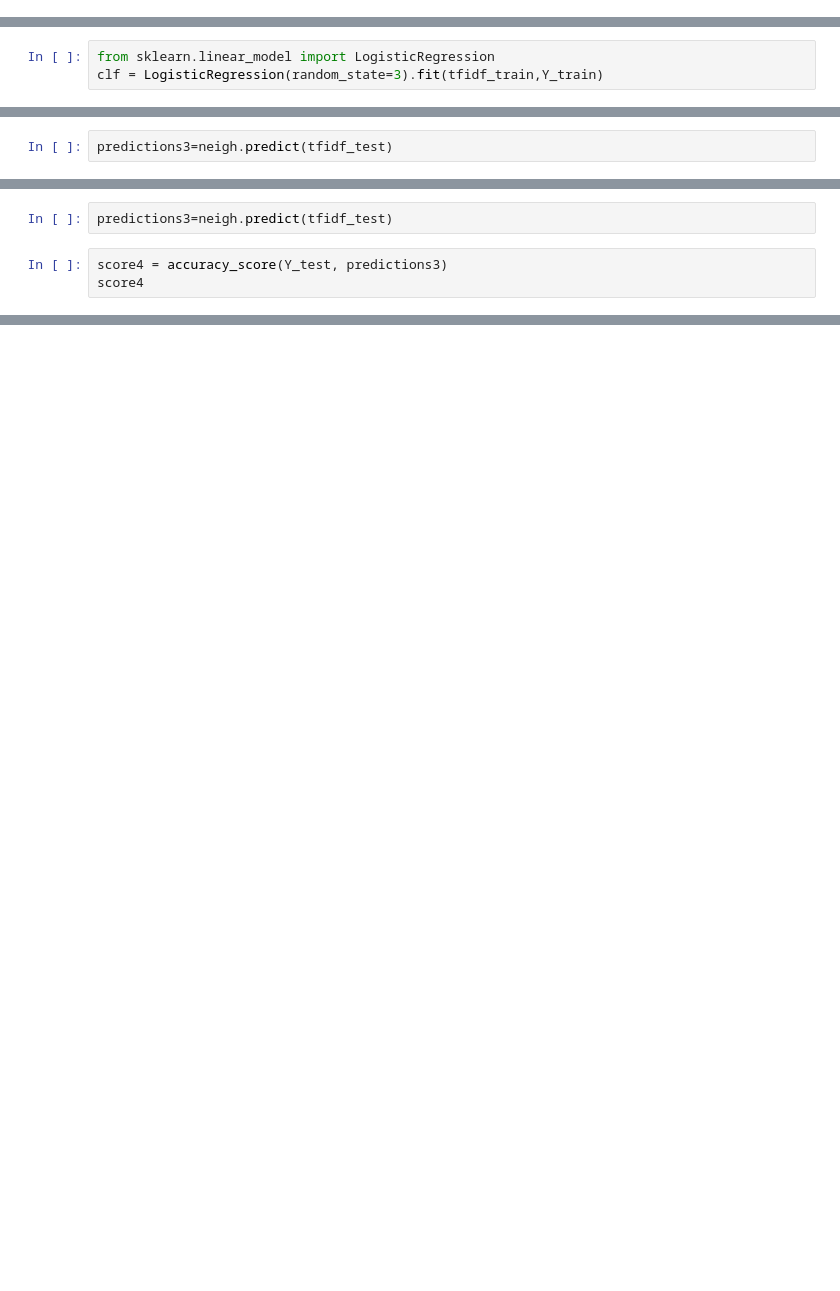
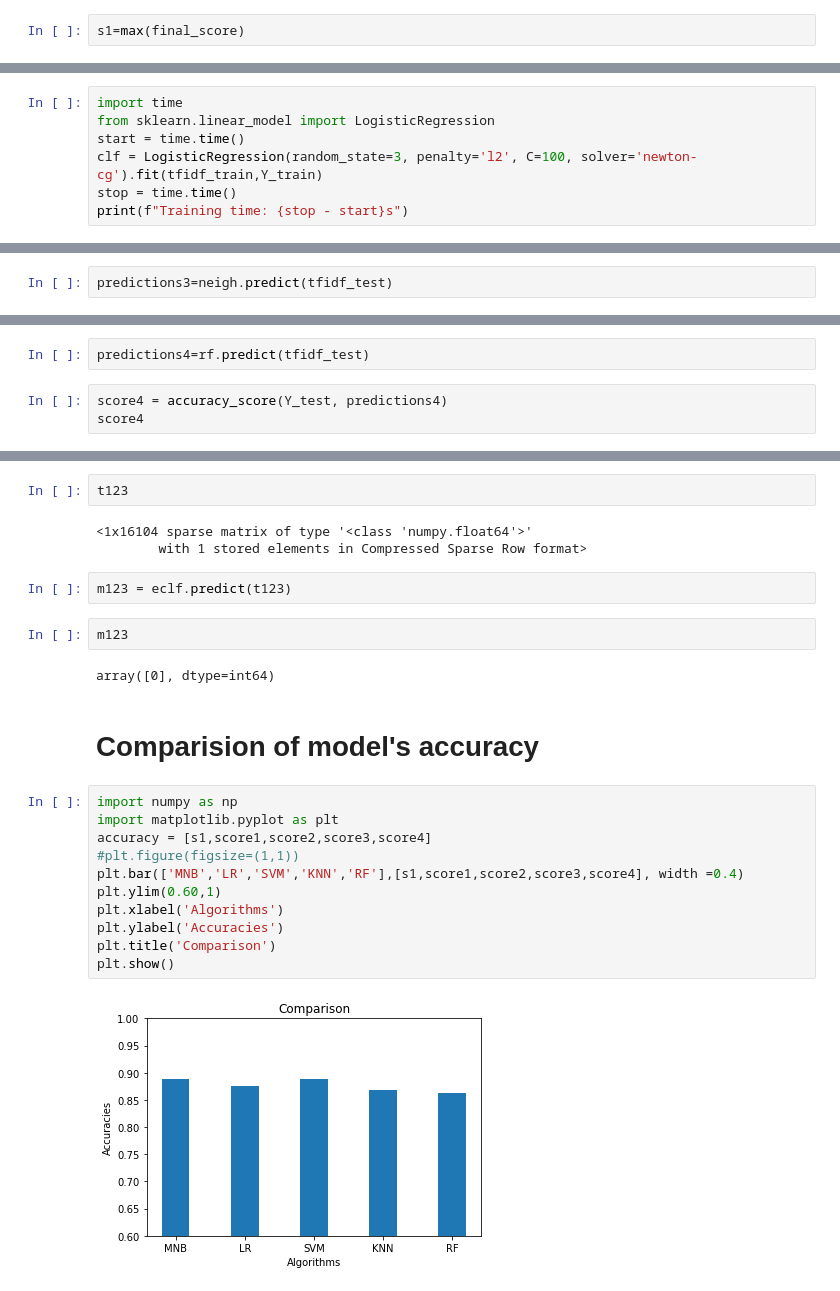
Before and after one commit to 009geniuS/fake-News-, a Jupyter notebook: Untitled.ipynb, the cells around one changed output, grey strips where cells are left out. Cells and saved outputs as stored; diff of their text form; blank space fills up the shorter version.

```diff
--- a/Untitled.ipynb
+++ b/Untitled.ipynb
@@ -270 +281,3 @@ max(final_score)
+# %%
+s1=max(final_score)
 # %%
@@ -282,3 +295,7 @@ score
 # %%
+import time
 from sklearn.linear_model import LogisticRegression
-clf = LogisticRegression(random_state=3).fit(tfidf_train,Y_train)
+start = time.time()
+clf = LogisticRegression(random_state=3, penalty='l2', C=100, solver='newton-cg').fit(tfidf_train,Y_train)
+stop = time.time()
+print(f"Training time: {stop - start}s")
@@ -328,6 +362,6 @@ RandomForestClassifier(max_depth=2, random_state=0)
 # %%
-predictions3=neigh.predict(tfidf_test)
+predictions4=rf.predict(tfidf_test)
 # %%
-score4 = accuracy_score(Y_test, predictions3)
+score4 = accuracy_score(Y_test, predictions4)
 score4
 # %% [output]
@@ -346,0 +431,26 @@ score5
+# %%
+t123
+# %% [output]
+<1x16104 sparse matrix of type '<class 'numpy.float64'>'
+        with 1 stored elements in Compressed Sparse Row format>
+# %%
+m123 = eclf.predict(t123)
+# %%
+m123
+# %% [output]
+array([0], dtype=int64)
+# %% [markdown]
+# Comparision of model's accuracy
+# %%
+import numpy as np
+import matplotlib.pyplot as plt
+accuracy = [s1,score1,score2,score3,score4]
+#plt.figure(figsize=(1,1))
+plt.bar(['MNB','LR','SVM','KNN','RF'],[s1,score1,score2,score3,score4], width =0.4)
+plt.ylim(0.60,1)
+plt.xlabel('Algorithms')
+plt.ylabel('Accuracies')
+plt.title('Comparison')
+plt.show()
+# %% [output]
+[figure, added]
```
Also changed, not shown: parts of 48 cells of this notebook.
